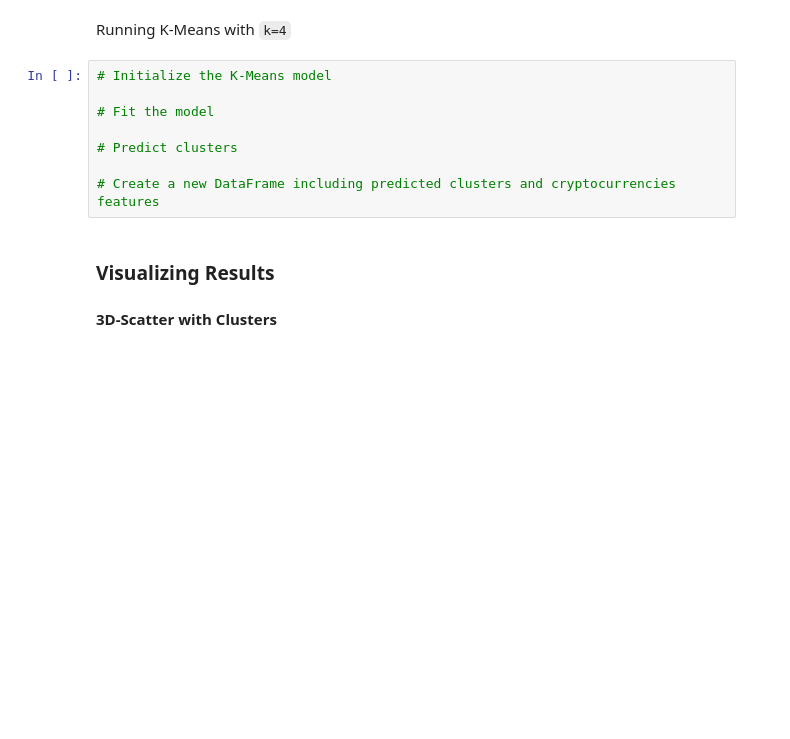
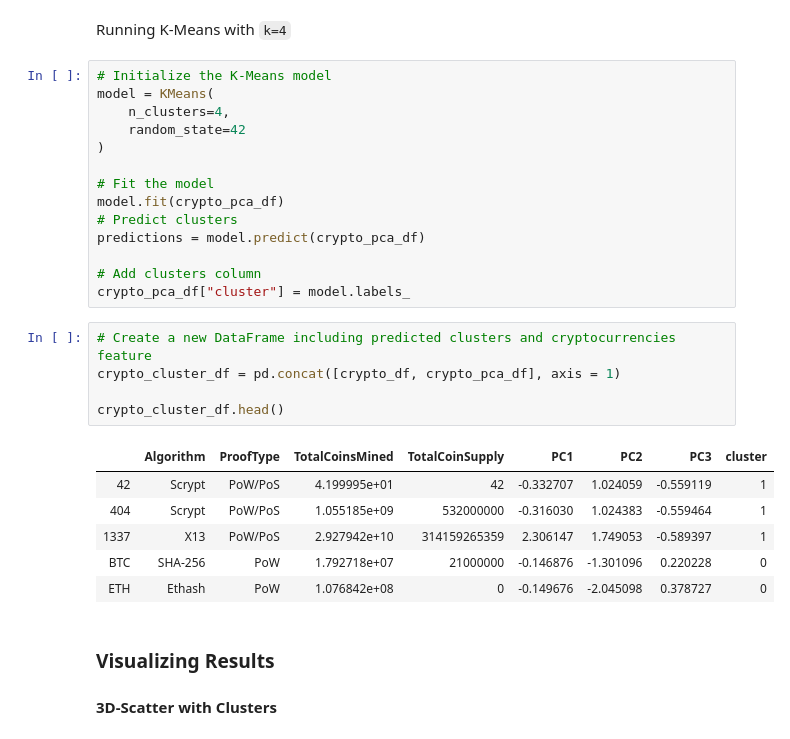
Before and after one commit to alanm1995/hw_13, a Jupyter notebook: Instructions/Starter_Files/crypto_clustering.ipynb, the cells around one changed output. Cells and saved outputs as stored; diff of their text form; blank space fills up the shorter version.

```diff
--- a/Instructions/Starter_Files/crypto_clustering.ipynb
+++ b/Instructions/Starter_Files/crypto_clustering.ipynb
@@ -67,13 +147,31 @@ k = list(range(1, 11))
 # %% [markdown]
 Running K-Means with `k=4`
+# %%
+# Initialize the K-Means model
+model = KMeans(
+    n_clusters=4,
+    random_state=42
+)
+
+# Fit the model
+model.fit(crypto_pca_df)
+# Predict clusters
+predictions = model.predict(crypto_pca_df)
+
+# Add clusters column
+crypto_pca_df["cluster"] = model.labels_
 # %%
-# Initialize the K-Means model
+# Create a new DataFrame including predicted clusters and cryptocurrencies feature
+crypto_cluster_df = pd.concat([crypto_df, crypto_pca_df], axis = 1)
 
-# Fit the model
-
-# Predict clusters
-
-# Create a new DataFrame including predicted clusters and cryptocurrencies features
+crypto_cluster_df.head()
+# %% [output]
+|  | Algorithm | ProofType | TotalCoinsMined | TotalCoinSupply | PC1 | PC2 | PC3 | cluster |
+| 42 | Scrypt | PoW/PoS | 4.199995e+01 | 42 | -0.332707 | 1.024059 | -0.559119 | 1 |
+| 404 | Scrypt | PoW/PoS | 1.055185e+09 | 532000000 | -0.316030 | 1.024383 | -0.559464 | 1 |
+| 1337 | X13 | PoW/PoS | 2.927942e+10 | 314159265359 | 2.306147 | 1.749053 | -0.589397 | 1 |
+| BTC | SHA-256 | PoW | 1.792718e+07 | 21000000 | -0.146876 | -1.301096 | 0.220228 | 0 |
+| ETH | Ethash | PoW | 1.076842e+08 | 0 | -0.149676 | -2.045098 | 0.378727 | 0 |
 # %% [markdown]
 ### Visualizing Results
 
```
Also changed, not shown: parts of 18 cells of this notebook, 1 other file.
